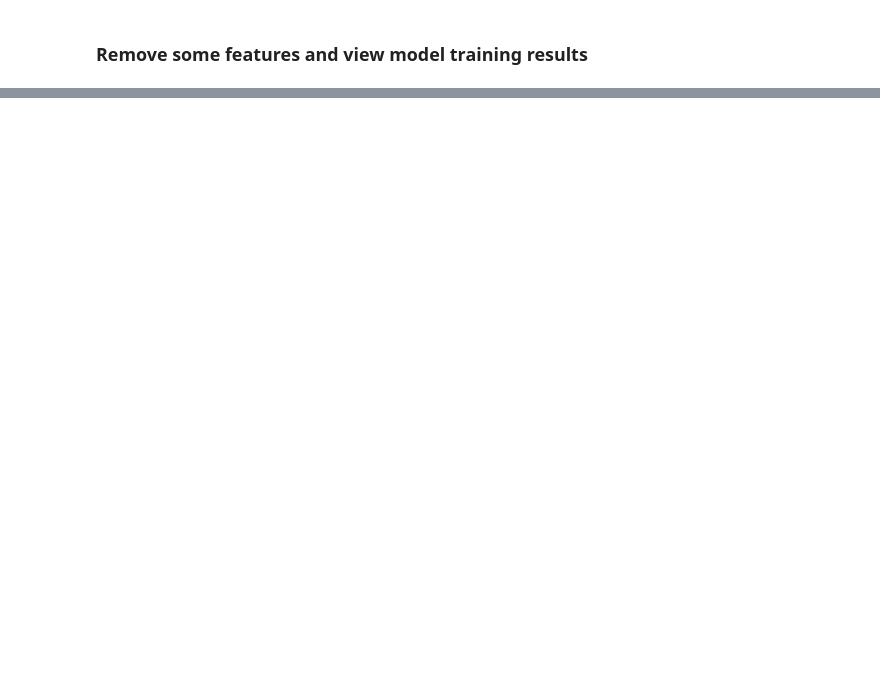
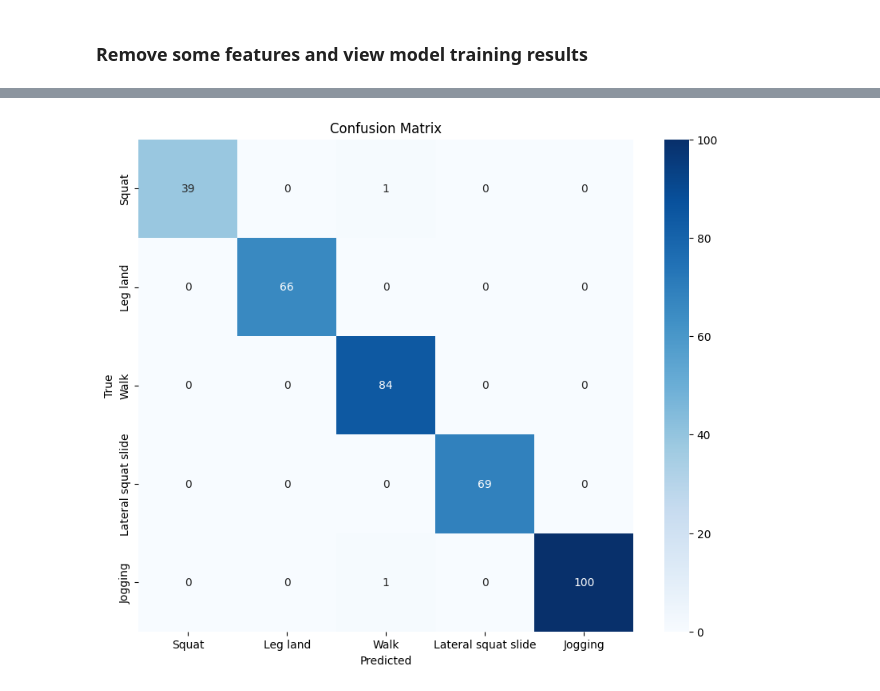
Before and after one commit to Mykhailo20/DS_Bootcamp_2023, a Jupyter notebook: Homework_5/Physical_Activity_Analysis/NN_model_training.ipynb, the cells around one changed output, grey strips where cells are left out. Cells and saved outputs as stored; diff of their text form; code cells hidden in the pictures; blank space fills up the shorter version.

Commit message:
Homework_6: View the results of the best model and save the model and its training history in separate files

```diff
--- a/Homework_5/Physical_Activity_Analysis/NN_model_training.ipynb
+++ b/Homework_5/Physical_Activity_Analysis/NN_model_training.ipynb
@@ -675,0 +616,24 @@ Average accuracy = 95.778
+# %%
+# Get predicted labels
+y_pred_encoded = best_model.predict(X_test_pfi_scaled)
+y_pred_labels = y_pred_encoded.argmax(axis=1)
+
+# Calculate confusion matrix
+conf_matrix = confusion_matrix(y_test, y_pred_labels)
+
+# Define class names
+class_names = ['Squat', 'Leg land', 'Walk', 'Lateral squat slide', 'Jogging']
+
+# Create a heatmap
+plt.figure(figsize=(10, 8))
+sns.heatmap(conf_matrix, annot=True, cmap="Blues", fmt="d", xticklabels=class_names, yticklabels=class_names)
+
+# Add labels and title
+plt.xlabel("Predicted")
+plt.ylabel("True")
+plt.title("Confusion Matrix")
+
+plt.savefig('graphs/best_confusion_matrix.png')
+# Show the heatmap
+plt.show()
+# %% [output]
@@ -675,0 +641 @@ Average accuracy = 95.778
+[figure, added]
```
Also changed, not shown: parts of 18 cells of this notebook, 2 other files.
